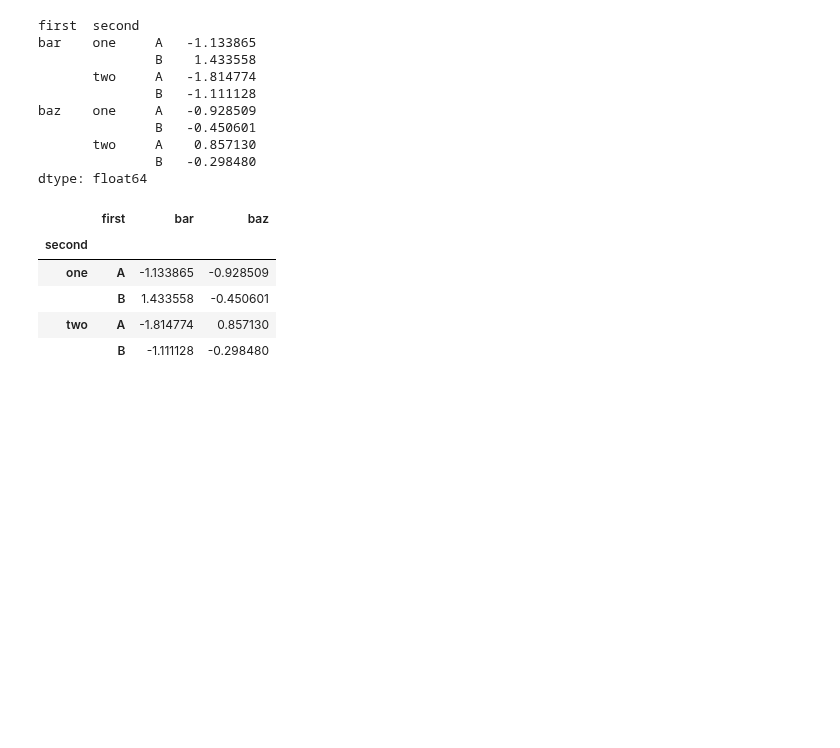
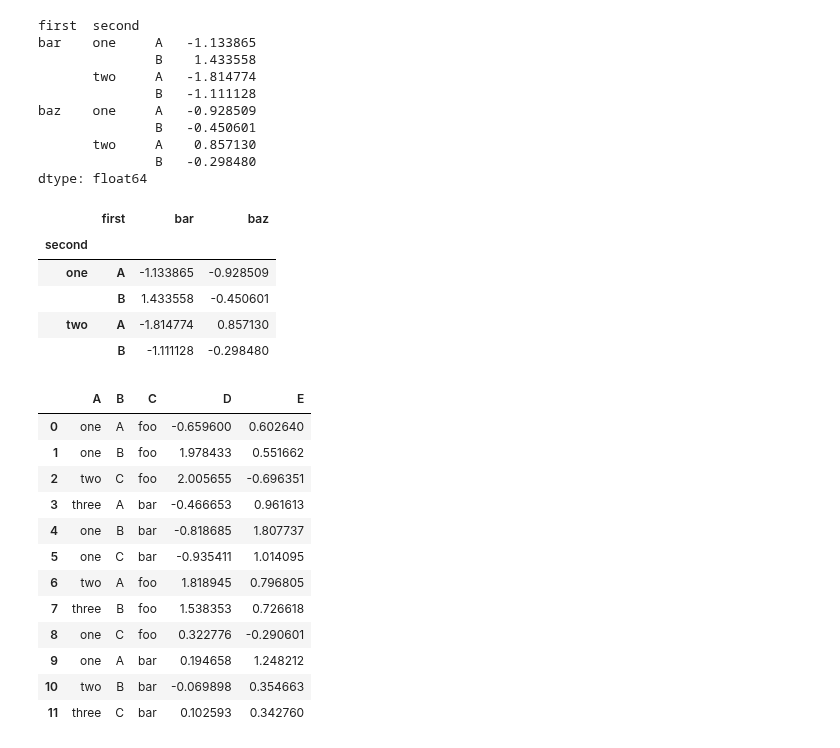
Before and after one commit to TaMaN2031A/data-yard, a Jupyter notebook: Roots of Knowledge/pandas documentation/User Guide/10 minutes to pandas.ipynb, the cells around one changed output. Cells and saved outputs as stored; diff of their text form; code cells hidden in the pictures; blank space fills up the shorter version.

```diff
--- a/Roots of Knowledge/pandas documentation/User Guide/10 minutes to pandas.ipynb
+++ b/Roots of Knowledge/pandas documentation/User Guide/10 minutes to pandas.ipynb
@@ -831,3 +831,27 @@ stacked.unstack(0)
 |  | B | 1.433558 | -0.450601 |
 | two | A | -1.814774 | 0.857130 |
 |  | B | -1.111128 | -0.298480 |
+# %%
+df = pd.DataFrame({
+    "A": ["one", "one", "two", "three"] * 3,
+    "B": ["A", "B", "C"] * 4,
+    "C": ["foo", "foo", "foo", "bar", "bar", "bar"] * 2,
+    "D": np.random.randn(12),
+    "E": np.random.randn(12),
+})
+# %%
+df
+# %% [output]
+|  | A | B | C | D | E |
+| 0 | one | A | foo | -0.659600 | 0.602640 |
+| 1 | one | B | foo | 1.978433 | 0.551662 |
+| 2 | two | C | foo | 2.005655 | -0.696351 |
+| 3 | three | A | bar | -0.466653 | 0.961613 |
+| 4 | one | B | bar | -0.818685 | 1.807737 |
+| 5 | one | C | bar | -0.935411 | 1.014095 |
+| 6 | two | A | foo | 1.818945 | 0.796805 |
+| 7 | three | B | foo | 1.538353 | 0.726618 |
+| 8 | one | C | foo | 0.322776 | -0.290601 |
+| 9 | one | A | bar | 0.194658 | 1.248212 |
+| 10 | two | B | bar | -0.069898 | 0.354663 |
+| 11 | three | C | bar | 0.102593 | 0.342760 |
```
Also changed, not shown: parts of 25 cells of this notebook.
